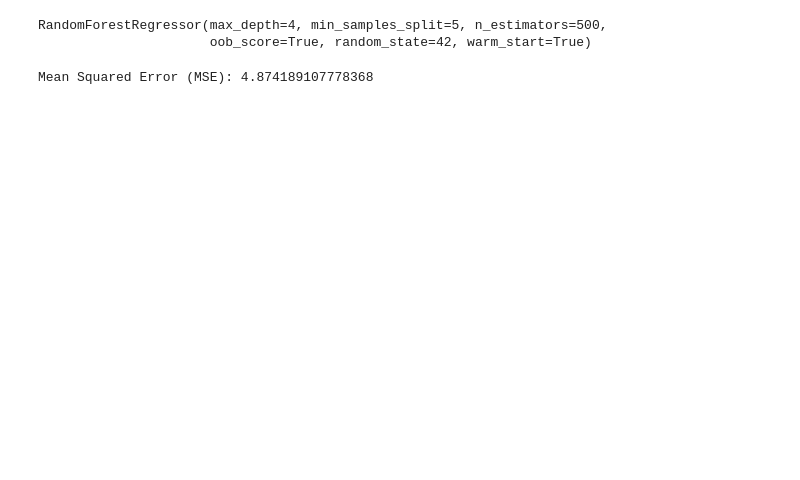
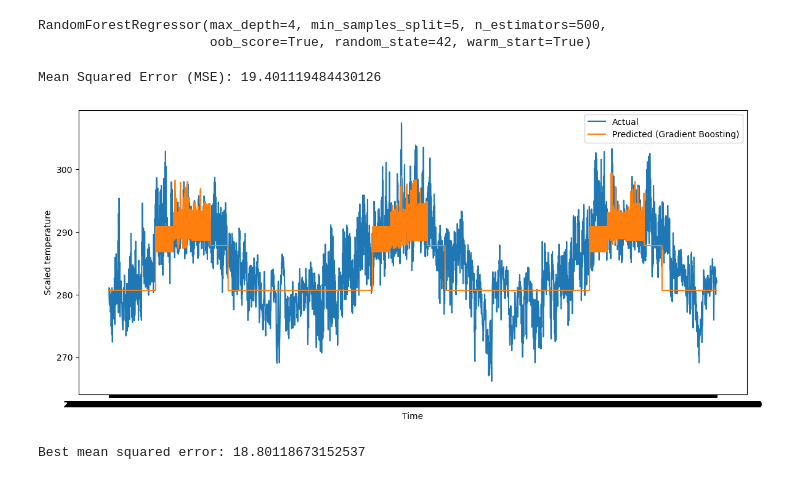
Before and after one commit to AlexaVT03/Project2-2, a Jupyter notebook: Project_2-2/Python/RandomForest/RFRegressor.ipynb, the cells around one changed output. Cells and saved outputs as stored; diff of their text form; code cells hidden in the pictures; blank space fills up the shorter version.

```diff
--- a/Project_2-2/Python/RandomForest/RFRegressor.ipynb
+++ b/Project_2-2/Python/RandomForest/RFRegressor.ipynb
@@ -70,10 +68,14 @@ data_ams.tail(10)
 # %%
 # Prepare dataset
 
-def prepare_data(raw_data, interval):
-    X, y = [], []
-    for i in range(interval, len(raw_data)):
-        X.append(raw_data.iloc[i - interval:i, :])
-        y.append(raw_data.iloc[i, 3])
-    return np.array(X), np.array(y)
+# def prepare_data(raw_data, interval):
+#     X, y = [], []
+#     for i in range(interval, len(raw_data)):
+#         X.append(raw_data.iloc[i - interval:i, :])
+#         y.append(raw_data.iloc[i, 3])
+#     return np.array(X), np.array(y)
+
+#split into x and y
+X_train, Y_train = train_set.iloc[:, :-1], train_set['temp']
+X_valid, Y_valid = valid_set.iloc[:, :-1], valid_set['temp']
 # %%
@@ -97,3 +92,3 @@ array([281.60498, 282.4087 , 281.30896, 279.75793, 282.42432, 282.4386 ,
 # %%
-X_train, X_test, y_train, y_test = train_test_split(X.reshape(X.shape[0], -1), y, test_size=0.2, random_state=0)
+# X_train, X_valid, y_train, y_valid = train_test_split(X.reshape(X.shape[0], -1), y, test_size=0.2, random_state=0)
 # %%
@@ -112,18 +107,30 @@ params = {
 # %%
 reg = RandomForestRegressor(**params)
 # %%
-reg.fit(X_train, y_train)
+reg.fit(X_train, Y_train)
 # %% [output]
 RandomForestRegressor(max_depth=4, min_samples_split=5, n_estimators=500,
                       oob_score=True, random_state=42, warm_start=True)
 # %%
-y_pred = reg.predict(X_test)
+y_pred = reg.predict(X_valid)
 # %%
 # Evaluation
-mse = mean_squared_error(y_test, y_pred)
-train_score = round(reg.score(X_train, y_train) * 100, 2)
-valid_score = round(reg.score(X_test, y_test) * 100, 2)
+mse = mean_squared_error(Y_valid, y_pred)
+train_score = round(reg.score(X_train, Y_train) * 100, 2)
+valid_score = round(reg.score(X_valid, Y_valid) * 100, 2)
 
 print('Mean Squared Error (MSE):', mse)
 # %% [output]
-Mean Squared Error (MSE): 4.874189107778368
+Mean Squared Error (MSE): 19.401119484430126
+# %%
+# Plotting the results
+plt.figure(figsize=(14, 6))
+plt.plot(Y_valid, label='Actual')
+plt.plot(y_pred, label='Predicted (Gradient Boosting)')
+plt.xlabel('Time')
+plt.ylabel('Scaled temperature') #in this case
+
+plt.legend()
+plt.show()
+# %% [output]
+[figure, added]
@@ -129,0 +161,7 @@ Mean Squared Error (MSE): 4.874189107778368
+# %%
+
+best_mse = mean_squared_error(Y_test, best_Y_pred)
+
+print("Best mean squared error:", best_mse)
+# %% [output]
+Best mean squared error: 18.80118673152537
```
Also changed, not shown: parts of 16 cells of this notebook.
